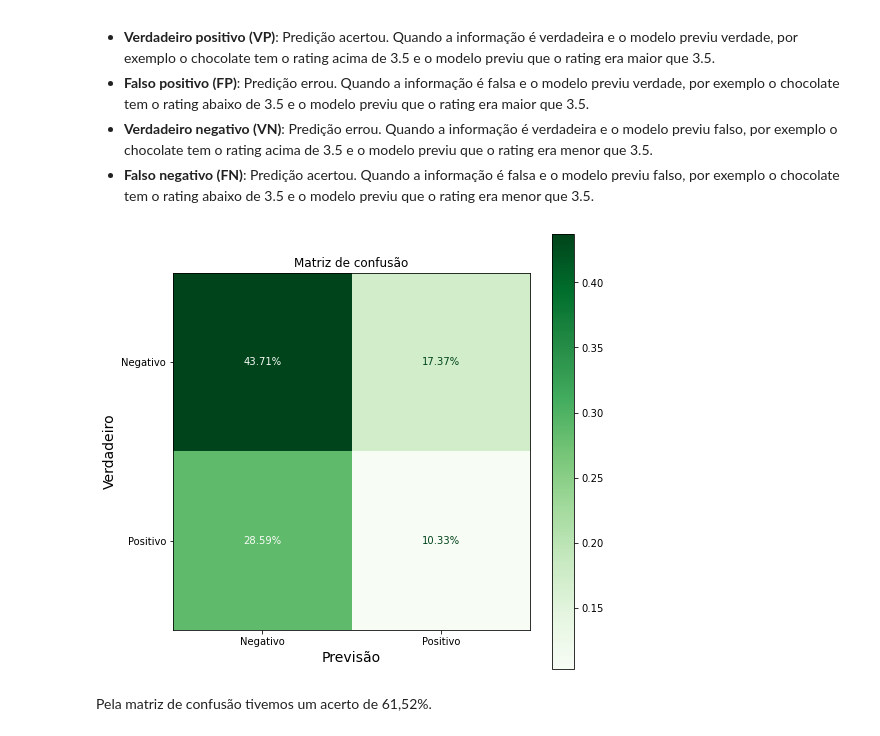
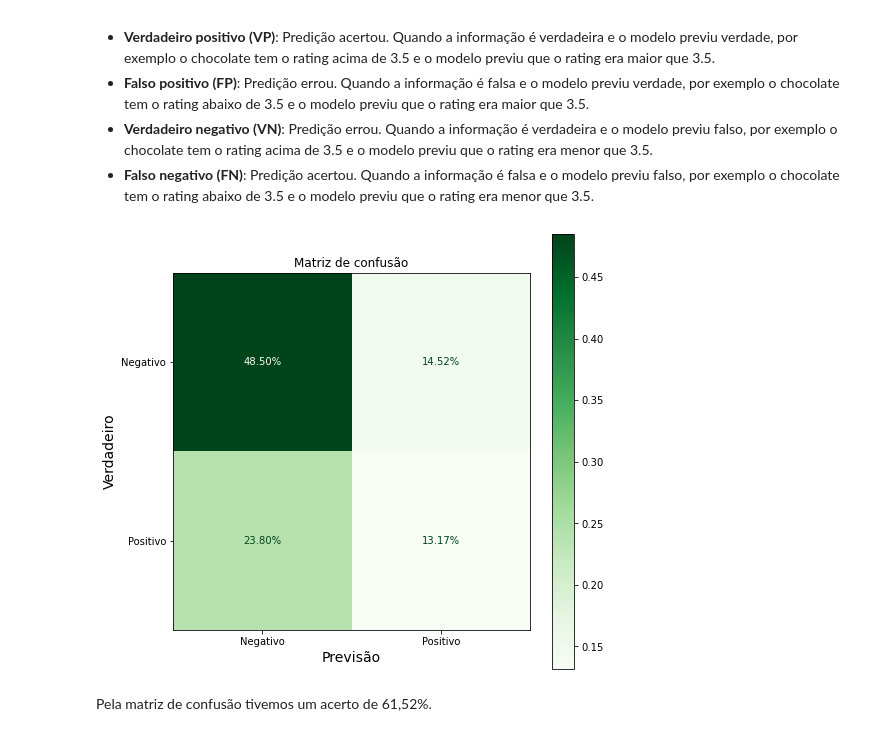
Before and after one commit to Pedro2712/Projeto_2-ciedados, a Jupyter notebook: Projeto 2 - Ciedados.ipynb, the cells around one changed output. Saved outputs shown, nothing was run; the diff lists cells and outputs as text; code cells hidden in the pictures.

```diff
--- a/Projeto 2 - Ciedados.ipynb
+++ b/Projeto 2 - Ciedados.ipynb
@@ -595,9 +595,9 @@ def matriz_de_conf(classificador, x_test, y_test, cor):
     plt.title("Matriz de confusão")
 # %%
 # Matriz de confusão
-matriz_de_conf(clf2, x_test, y_test,"Greens")
+matriz_de_conf(classificador_dt, f_test, t_test,"Greens")
 # %% [output]
-[figure, old version]
+[figure, new version]
 # %% [markdown]
 Pela matriz de confusão tivemos um acerto de 61,52%.
 # %% [markdown]
```
Also changed, not shown: parts of 4 cells of this notebook.
